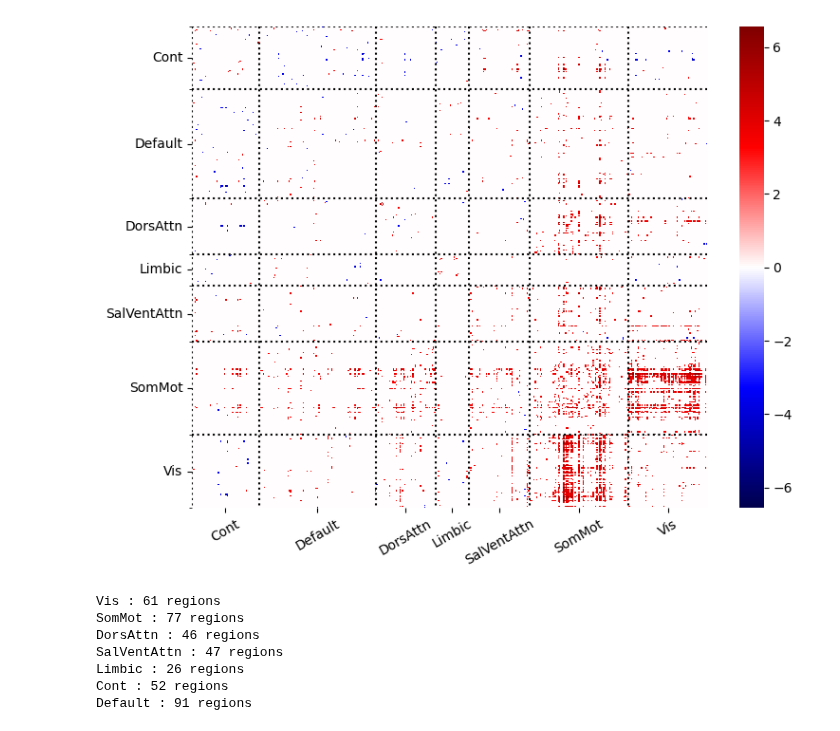
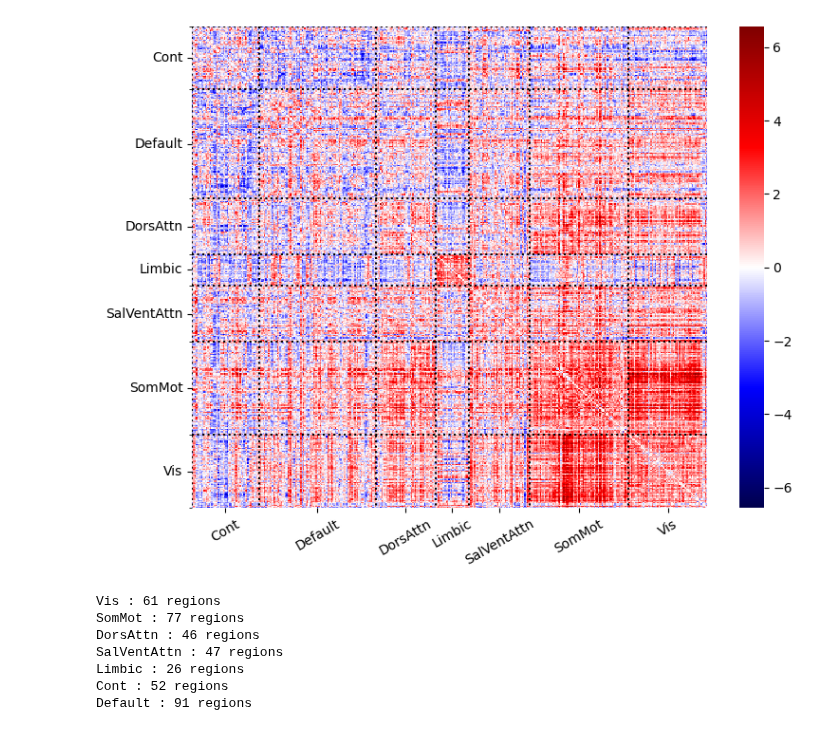
Before and after one commit to jonathan-legrand/bold-dementia, a Jupyter notebook: notebooks/visualize_networks.ipynb, the cells around one changed output. Saved outputs shown, nothing was run; the diff lists cells and outputs as text; code cells hidden in the pictures.

```diff
--- a/notebooks/visualize_networks.ipynb
+++ b/notebooks/visualize_networks.ipynb
@@ -40,8 +40,8 @@ atlas = Atlas.from_name(ATLAS, soft=SOFT)
 n_regions = len(atlas.labels)
 # %%
 thresholded_t = tstats * np.where(fdrmat < ALPHA, 1, 0)
-plot_matrix(thresholded_t, atlas)
+plot_matrix(tstats, atlas)
 plt.show()
 # %% [output]
-[figure, old version]
+[figure, new version]
 # %%
```
Also changed, not shown: parts of 1 cell of this notebook.
